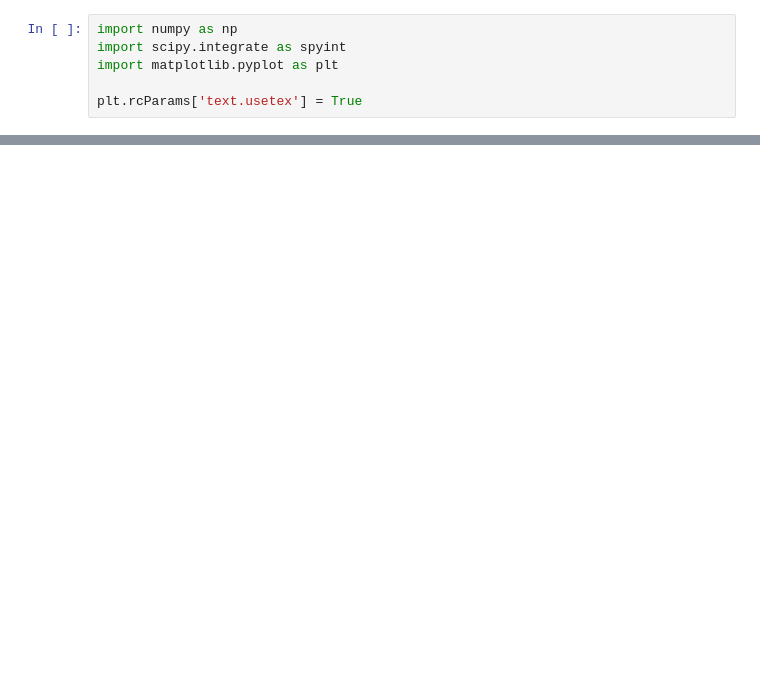
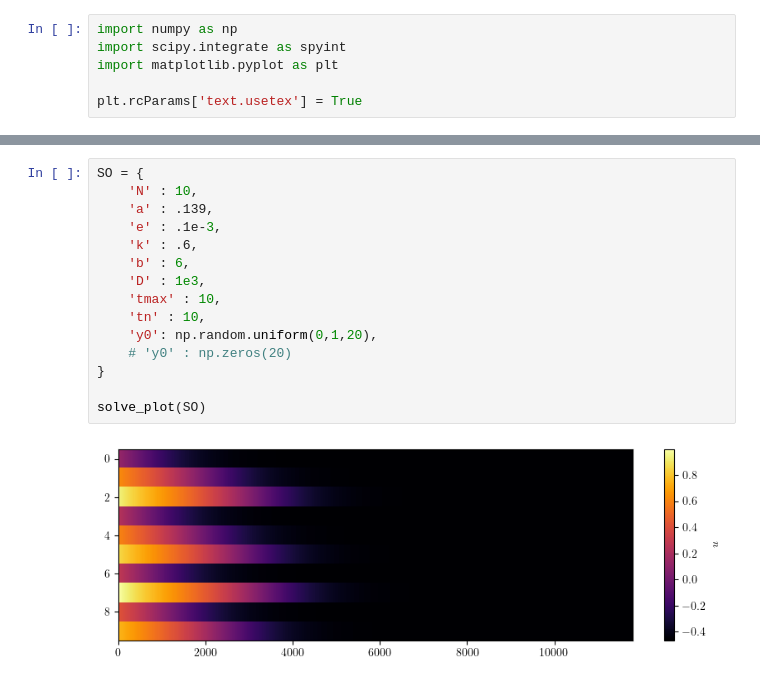
Before and after one commit to akshaysanjeevk/FHN-Relaxed-Oscillators, a Jupyter notebook: reboot/test.ipynb, the cells around one changed output, grey strips where cells are left out. Cells and saved outputs as stored; diff of their text form; blank space fills up the shorter version.

```diff
--- a/reboot/test.ipynb
+++ b/reboot/test.ipynb
@@ -57,0 +69,17 @@ cbar.set_label('$u$')
+# %%
+SO = {
+    'N' : 10,
+    'a' : .139,
+    'e' : .1e-3,
+    'k' : .6,
+    'b' : 6,
+    'D' : 1e3,
+    'tmax' : 10,
+    'tn' : 10,
+    'y0': np.random.uniform(0,1,20),
+    # 'y0' : np.zeros(20)
+}
+
+solve_plot(SO)
+# %% [output]
+[figure, added]
```
Also changed, not shown: parts of 5 cells of this notebook, 1 other file.
